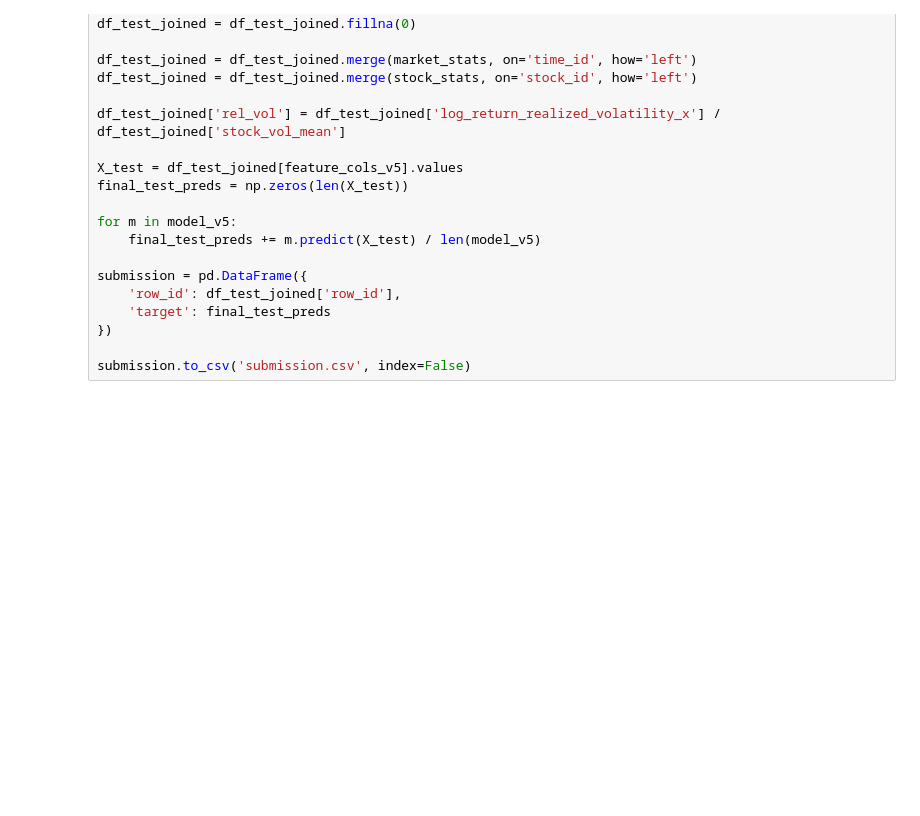
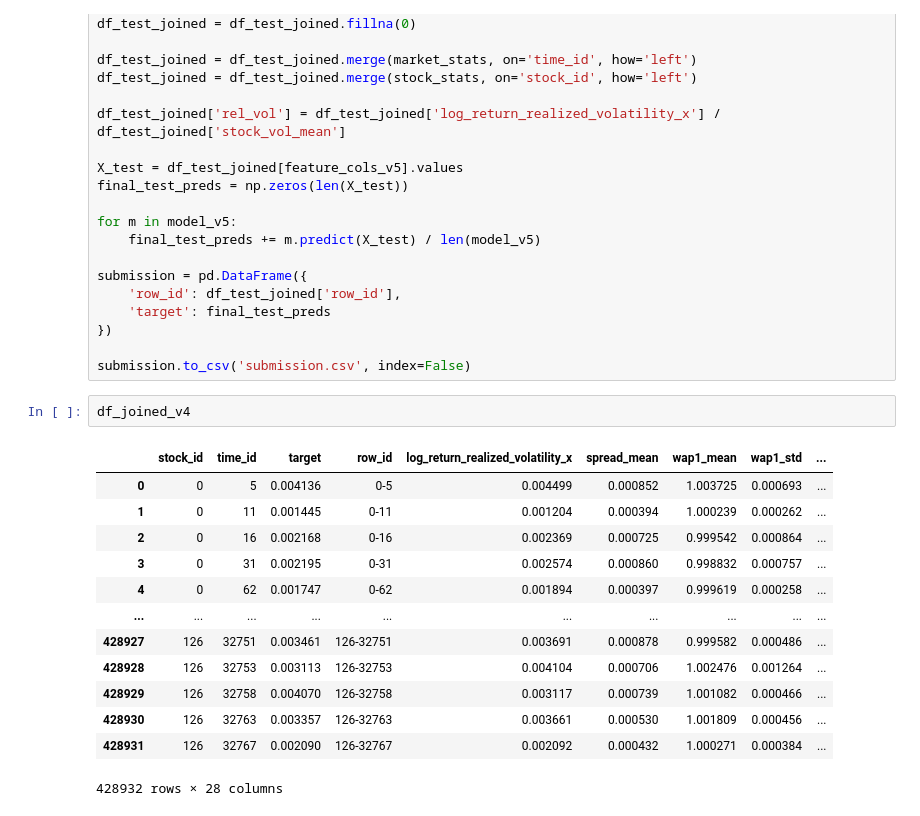
Before and after one commit to bartosz-wos/Kaggle-Notebooks, a Jupyter notebook: notebook.ipynb, the cells around one changed output. Cells and saved outputs as stored; diff of their text form; blank space fills up the shorter version.

```diff
--- a/notebook.ipynb
+++ b/notebook.ipynb
@@ -748,3 +748,19 @@ submission = pd.DataFrame({
 })
 
 submission.to_csv('submission.csv', index=False)
+# %%
+df_joined_v4
+# %% [output]
+|  | stock_id | time_id | target | row_id | log_return_realized_volatility_x | spread_mean | wap1_mean | wap1_std | ... |
+| 0 | 0 | 5 | 0.004136 | 0-5 | 0.004499 | 0.000852 | 1.003725 | 0.000693 | ... |
+| 1 | 0 | 11 | 0.001445 | 0-11 | 0.001204 | 0.000394 | 1.000239 | 0.000262 | ... |
+| 2 | 0 | 16 | 0.002168 | 0-16 | 0.002369 | 0.000725 | 0.999542 | 0.000864 | ... |
+| 3 | 0 | 31 | 0.002195 | 0-31 | 0.002574 | 0.000860 | 0.998832 | 0.000757 | ... |
+| 4 | 0 | 62 | 0.001747 | 0-62 | 0.001894 | 0.000397 | 0.999619 | 0.000258 | ... |
+| ... | ... | ... | ... | ... | ... | ... | ... | ... | ... |
+| 428927 | 126 | 32751 | 0.003461 | 126-32751 | 0.003691 | 0.000878 | 0.999582 | 0.000486 | ... |
+| 428928 | 126 | 32753 | 0.003113 | 126-32753 | 0.004104 | 0.000706 | 1.002476 | 0.001264 | ... |
+| 428929 | 126 | 32758 | 0.004070 | 126-32758 | 0.003117 | 0.000739 | 1.001082 | 0.000466 | ... |
+| 428930 | 126 | 32763 | 0.003357 | 126-32763 | 0.003661 | 0.000530 | 1.001809 | 0.000456 | ... |
+| 428931 | 126 | 32767 | 0.002090 | 126-32767 | 0.002092 | 0.000432 | 1.000271 | 0.000384 | ... |
+428932 rows × 28 columns
```
Also changed, not shown: parts of 8 cells of this notebook.
